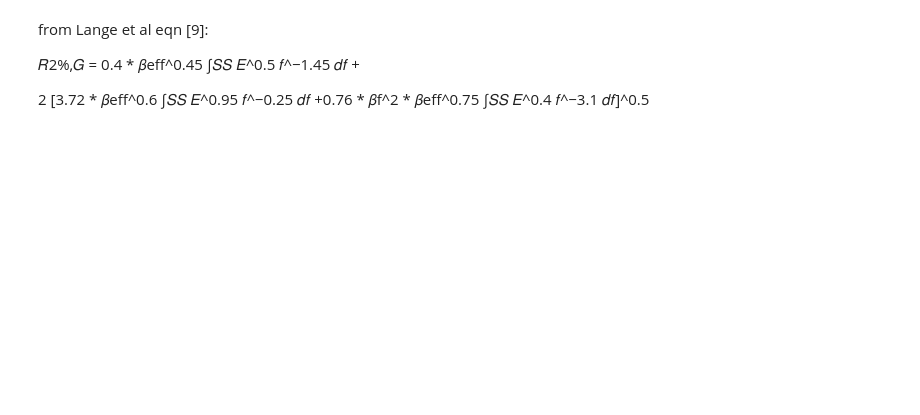
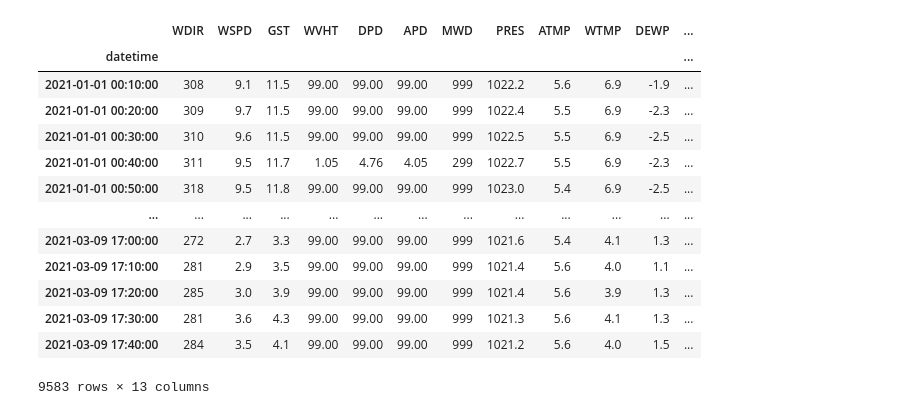
Before and after one commit to csherwood-usgs/DUNEX, a Jupyter notebook: test_lange_runup.ipynb, the cells around one changed output. Drawn from its saved outputs; the diff is of its cells as text; code cells hidden in the pictures; blank space fills up the shorter version.

Commit message:
working spec calcs

```diff
--- a/test_lange_runup.ipynb
+++ b/test_lange_runup.ipynb
@@ -1,6 +0,0 @@
-# %% [markdown]
-from Lange et al eqn [9]:
-
-𝑅2%,𝐺 = 0.4 * 𝛽eff^0.45 ∫𝑆𝑆 𝐸^0.5 𝑓^−1.45 𝑑𝑓 +
-
-2 [3.72 * 𝛽eff^0.6 ∫𝑆𝑆 𝐸^0.95 𝑓^−0.25 𝑑𝑓 +0.76 * 𝛽f^2 * 𝛽eff^0.75 ∫𝑆𝑆 𝐸^0.4 𝑓^−3.1 𝑑𝑓]^0.5
@@ -6,0 +5,27 @@ from Lange et al eqn [9]:
+# %%
+# read NDBC met file
+fp = 'D:/crs/proj/2019_DUNEX/runup_calcs/m44018_2021.txt'
+df = pd.read_csv(fp, skiprows = 2, header=0, names = ['YY','MM','DD','hh','mm','WDIR','WSPD','GST','WVHT','DPD','APD','MWD','PRES','ATMP','WTMP','DEWP','VIS','TIDE'], delim_whitespace=True, parse_dates=[[0,1,2,3,4]], index_col=0)
+
+#units are in the second row drop them
+#df.drop(df.index[1], axis=0, inplace=True)
+
+#convert the dates to datetimes
+df.index = pd.to_datetime(df.index,format="%Y %m %d %H %M")
+df.index.names = ['datetime']
+df
+# %% [output]
+|  | WDIR | WSPD | GST | WVHT | DPD | APD | MWD | PRES | ATMP | WTMP | DEWP | ... |
+| datetime |  |  |  |  |  |  |  |  |  |  |  | ... |
+| 2021-01-01 00:10:00 | 308 | 9.1 | 11.5 | 99.00 | 99.00 | 99.00 | 999 | 1022.2 | 5.6 | 6.9 | -1.9 | ... |
+| 2021-01-01 00:20:00 | 309 | 9.7 | 11.5 | 99.00 | 99.00 | 99.00 | 999 | 1022.4 | 5.5 | 6.9 | -2.3 | ... |
+| 2021-01-01 00:30:00 | 310 | 9.6 | 11.5 | 99.00 | 99.00 | 99.00 | 999 | 1022.5 | 5.5 | 6.9 | -2.5 | ... |
+| 2021-01-01 00:40:00 | 311 | 9.5 | 11.7 | 1.05 | 4.76 | 4.05 | 299 | 1022.7 | 5.5 | 6.9 | -2.3 | ... |
+| 2021-01-01 00:50:00 | 318 | 9.5 | 11.8 | 99.00 | 99.00 | 99.00 | 999 | 1023.0 | 5.4 | 6.9 | -2.5 | ... |
+| ... | ... | ... | ... | ... | ... | ... | ... | ... | ... | ... | ... | ... |
+| 2021-03-09 17:00:00 | 272 | 2.7 | 3.3 | 99.00 | 99.00 | 99.00 | 999 | 1021.6 | 5.4 | 4.1 | 1.3 | ... |
+| 2021-03-09 17:10:00 | 281 | 2.9 | 3.5 | 99.00 | 99.00 | 99.00 | 999 | 1021.4 | 5.6 | 4.0 | 1.1 | ... |
+| 2021-03-09 17:20:00 | 285 | 3.0 | 3.9 | 99.00 | 99.00 | 99.00 | 999 | 1021.4 | 5.6 | 3.9 | 1.3 | ... |
+| 2021-03-09 17:30:00 | 281 | 3.6 | 4.3 | 99.00 | 99.00 | 99.00 | 999 | 1021.3 | 5.6 | 4.1 | 1.3 | ... |
+| 2021-03-09 17:40:00 | 284 | 3.5 | 4.1 | 99.00 | 99.00 | 99.00 | 999 | 1021.2 | 5.6 | 4.0 | 1.5 | ... |
+9583 rows × 13 columns
```
Also changed, not shown: parts of 7 cells of this notebook.
